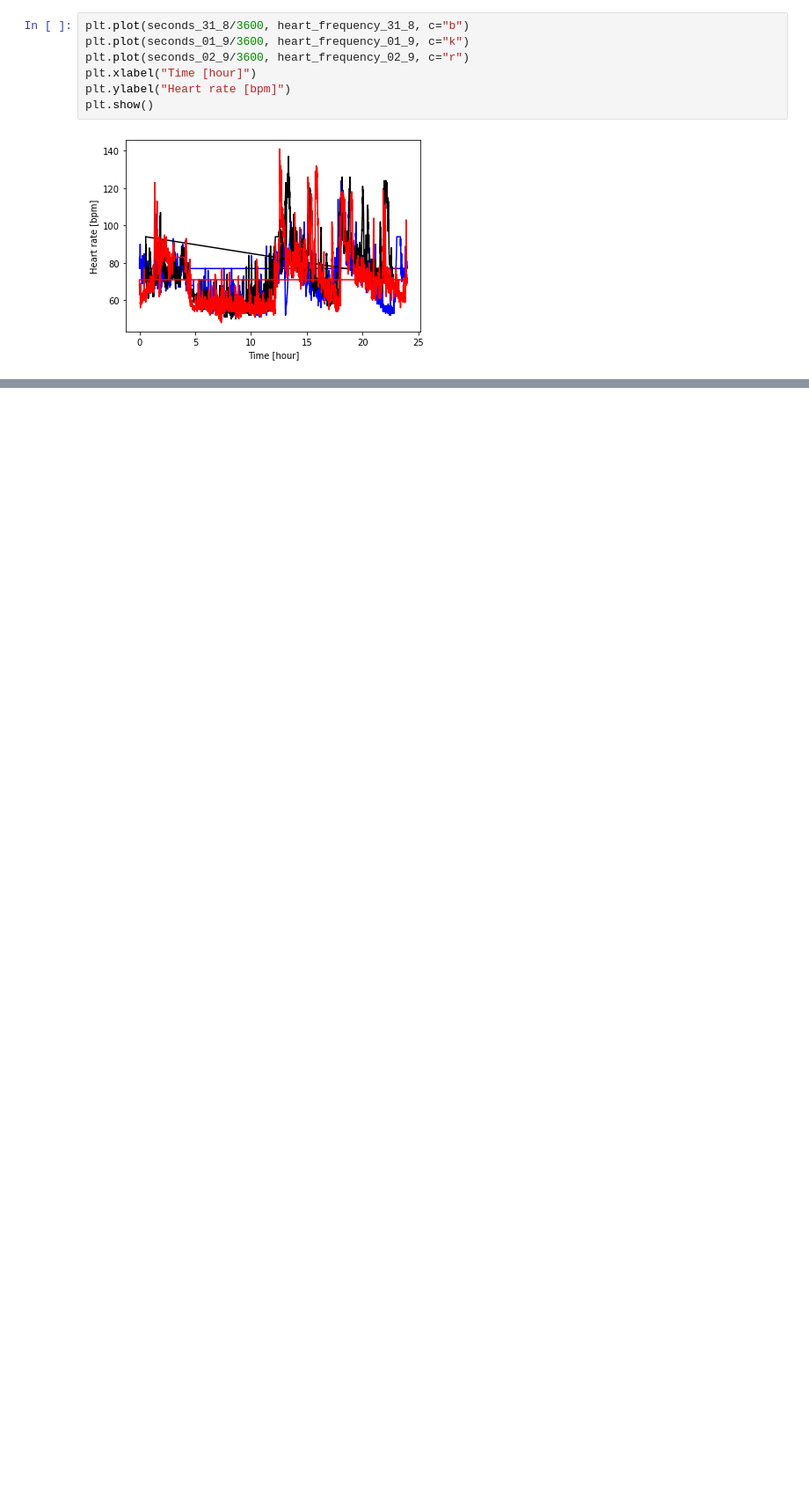
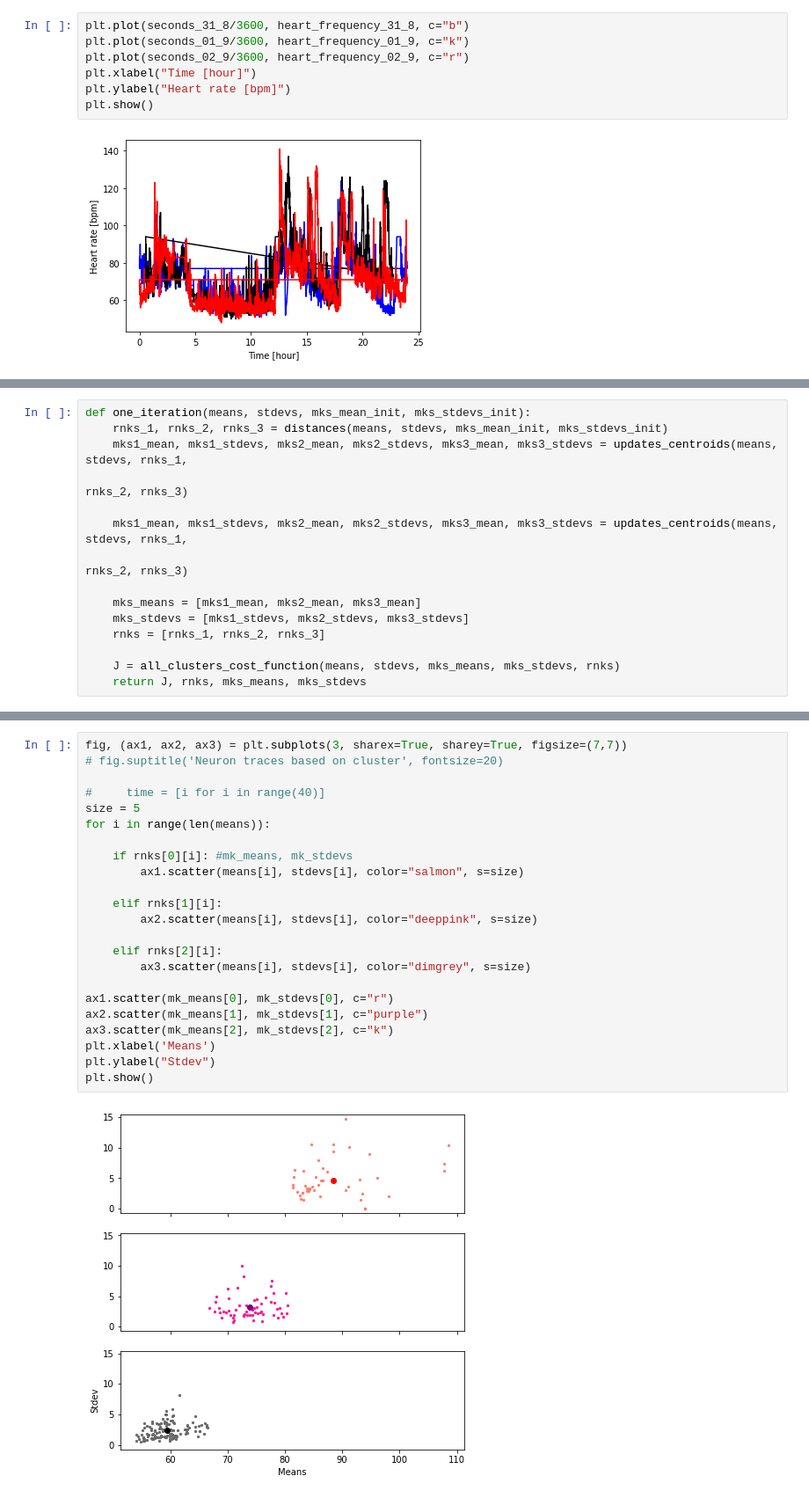
Before and after one commit to DanidelRio/Heart, a Jupyter notebook: json_analysis.ipynb, the cells around one changed output, grey strips where cells are left out. Shown: that part at 88% size. Cells and saved outputs as stored; diff of their text form; blank space fills up the shorter version.

```diff
--- a/json_analysis.ipynb
+++ b/json_analysis.ipynb
@@ -233,0 +345,15 @@ Wait, before the clustering begins, I want to see how the time series looks with
+# %%
+def one_iteration(means, stdevs, mks_mean_init, mks_stdevs_init):
+    rnks_1, rnks_2, rnks_3 = distances(means, stdevs, mks_mean_init, mks_stdevs_init)
+    mks1_mean, mks1_stdevs, mks2_mean, mks2_stdevs, mks3_mean, mks3_stdevs = updates_centroids(means, stdevs, rnks_1,
+                                                                                               rnks_2, rnks_3)
+
+    mks1_mean, mks1_stdevs, mks2_mean, mks2_stdevs, mks3_mean, mks3_stdevs = updates_centroids(means, stdevs, rnks_1,
+                                                                                               rnks_2, rnks_3)
+
+    mks_means = [mks1_mean, mks2_mean, mks3_mean]
+    mks_stdevs = [mks1_stdevs, mks2_stdevs, mks3_stdevs]
+    rnks = [rnks_1, rnks_2, rnks_3]
+
+    J = all_clusters_cost_function(means, stdevs, mks_means, mks_stdevs, rnks)
+    return J, rnks, mks_means, mks_stdevs
@@ -233,0 +415,25 @@ Wait, before the clustering begins, I want to see how the time series looks with
+# %%
+fig, (ax1, ax2, ax3) = plt.subplots(3, sharex=True, sharey=True, figsize=(7,7))
+# fig.suptitle('Neuron traces based on cluster', fontsize=20)
+
+#     time = [i for i in range(40)]
+size = 5
+for i in range(len(means)):
+
+    if rnks[0][i]: #mk_means, mk_stdevs
+        ax1.scatter(means[i], stdevs[i], color="salmon", s=size)
+
+    elif rnks[1][i]:
+        ax2.scatter(means[i], stdevs[i], color="deeppink", s=size)
+
+    elif rnks[2][i]:
+        ax3.scatter(means[i], stdevs[i], color="dimgrey", s=size)
+
+ax1.scatter(mk_means[0], mk_stdevs[0], c="r")
+ax2.scatter(mk_means[1], mk_stdevs[1], c="purple")
+ax3.scatter(mk_means[2], mk_stdevs[2], c="k")
+plt.xlabel('Means')
+plt.ylabel("Stdev")
+plt.show()
+# %% [output]
+[figure, added]
```
Also changed, not shown: parts of 36 cells of this notebook.
